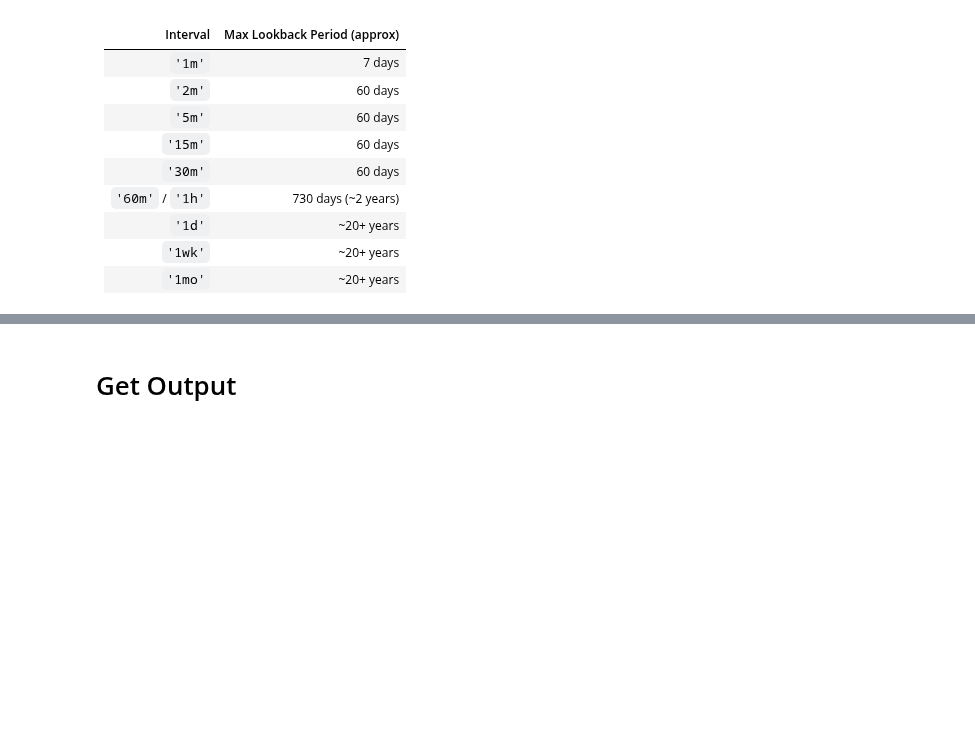
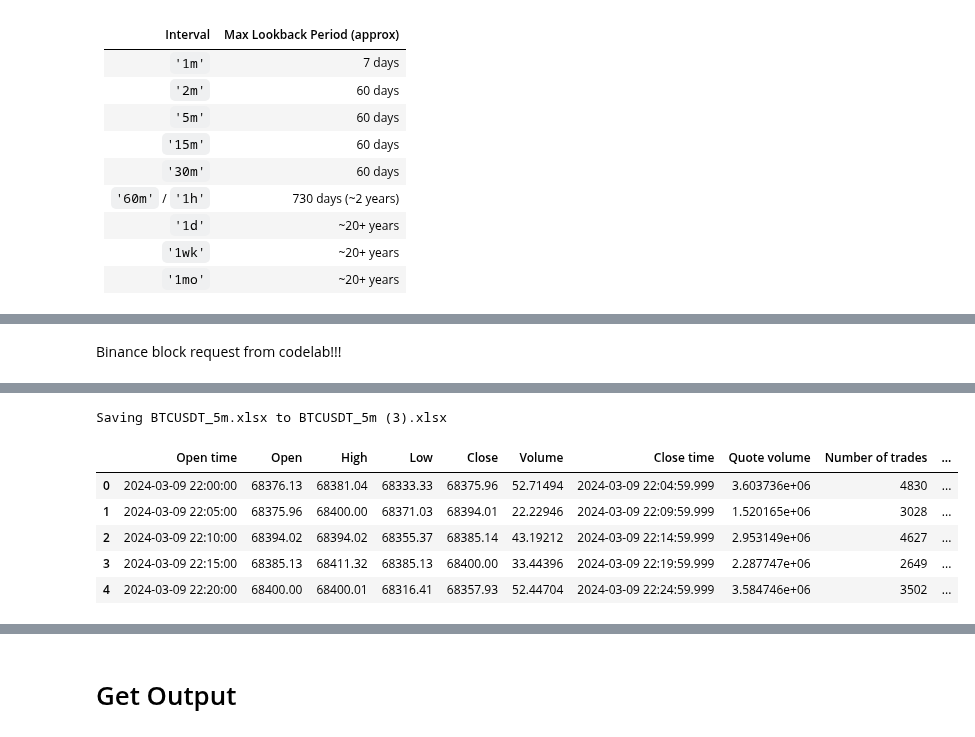
Before and after one commit to Nairlav/Finance, a Jupyter notebook: Projects/LSTM_Strategy.ipynb, the cells around one changed output, grey strips where cells are left out. Drawn from its saved outputs; the diff is of its cells as text; code cells hidden in the pictures; blank space fills up the shorter version.

```diff
--- a/Projects/LSTM_Strategy.ipynb
+++ b/Projects/LSTM_Strategy.ipynb
@@ -89,0 +54,2 @@ Datetime
+# %% [markdown]
+Binance block request from codelab!!!
@@ -89,0 +90,12 @@ Datetime
+# %%
+from google.colab import files
+
+# Choisis ton fichier à uploader
+uploaded = files.upload()
+
+# Remplace par le nom exact du fichier que tu as uploadé
+data_v0 = pd.read_excel("BTCUSDT_5m.xlsx")
+
+# Affiche les premières lignes
+data_v0.head()
+# %% [output]
@@ -90,3 +103,10 @@ Datetime
+Saving BTCUSDT_5m.xlsx to BTCUSDT_5m (3).xlsx
+|  | Open time | Open | High | Low | Close | Volume | Close time | Quote volume | Number of trades | ... |
+| 0 | 2024-03-09 22:00:00 | 68376.13 | 68381.04 | 68333.33 | 68375.96 | 52.71494 | 2024-03-09 22:04:59.999 | 3.603736e+06 | 4830 | ... |
+| 1 | 2024-03-09 22:05:00 | 68375.96 | 68400.00 | 68371.03 | 68394.01 | 22.22946 | 2024-03-09 22:09:59.999 | 1.520165e+06 | 3028 | ... |
+| 2 | 2024-03-09 22:10:00 | 68394.02 | 68394.02 | 68355.37 | 68385.14 | 43.19212 | 2024-03-09 22:14:59.999 | 2.953149e+06 | 4627 | ... |
+| 3 | 2024-03-09 22:15:00 | 68385.13 | 68411.32 | 68385.13 | 68400.00 | 33.44396 | 2024-03-09 22:19:59.999 | 2.287747e+06 | 2649 | ... |
+| 4 | 2024-03-09 22:20:00 | 68400.00 | 68400.01 | 68316.41 | 68357.93 | 52.44704 | 2024-03-09 22:24:59.999 | 3.584746e+06 | 3502 | ... |
 # %%
 def extend_OHLC_in_data(data):
   input = pd.DataFrame(index = data.index, data = {"Open" :data["Open"],
```
Also changed, not shown: parts of 9 cells of this notebook.
